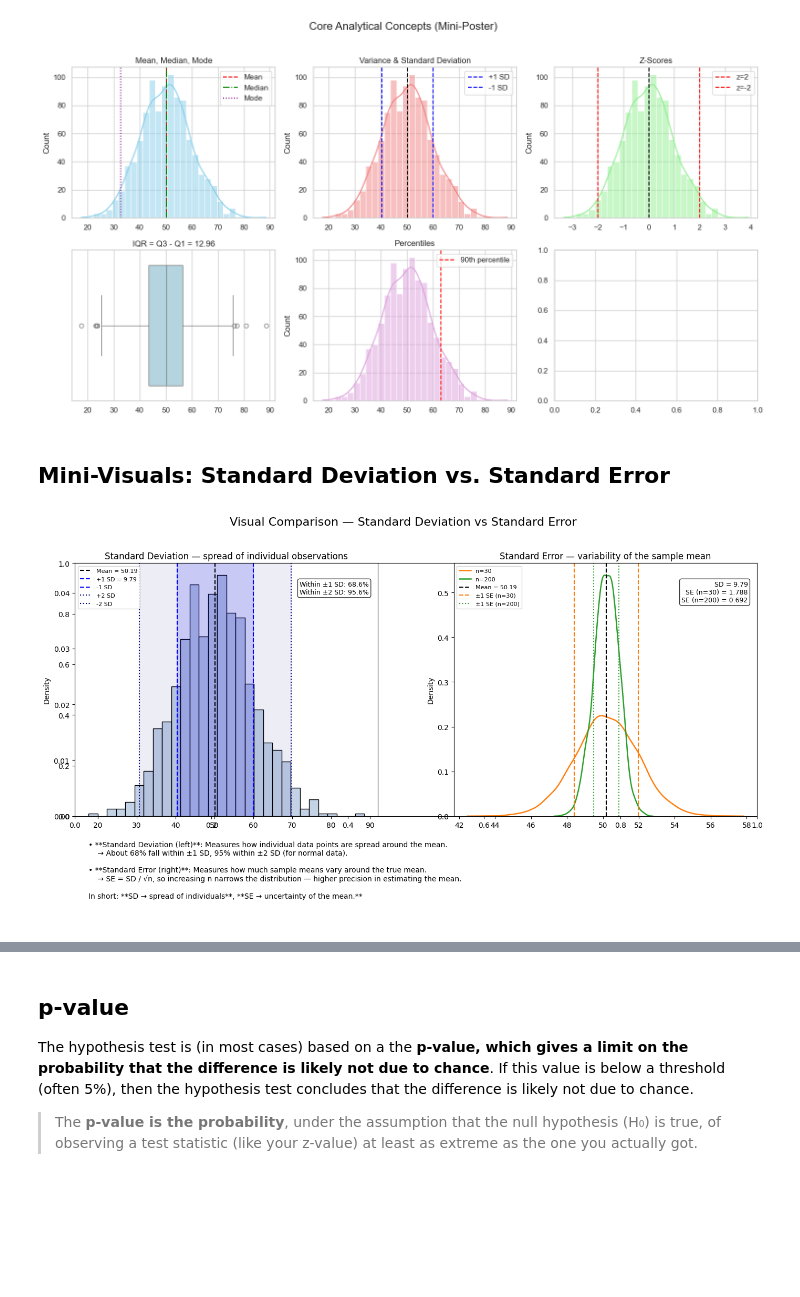
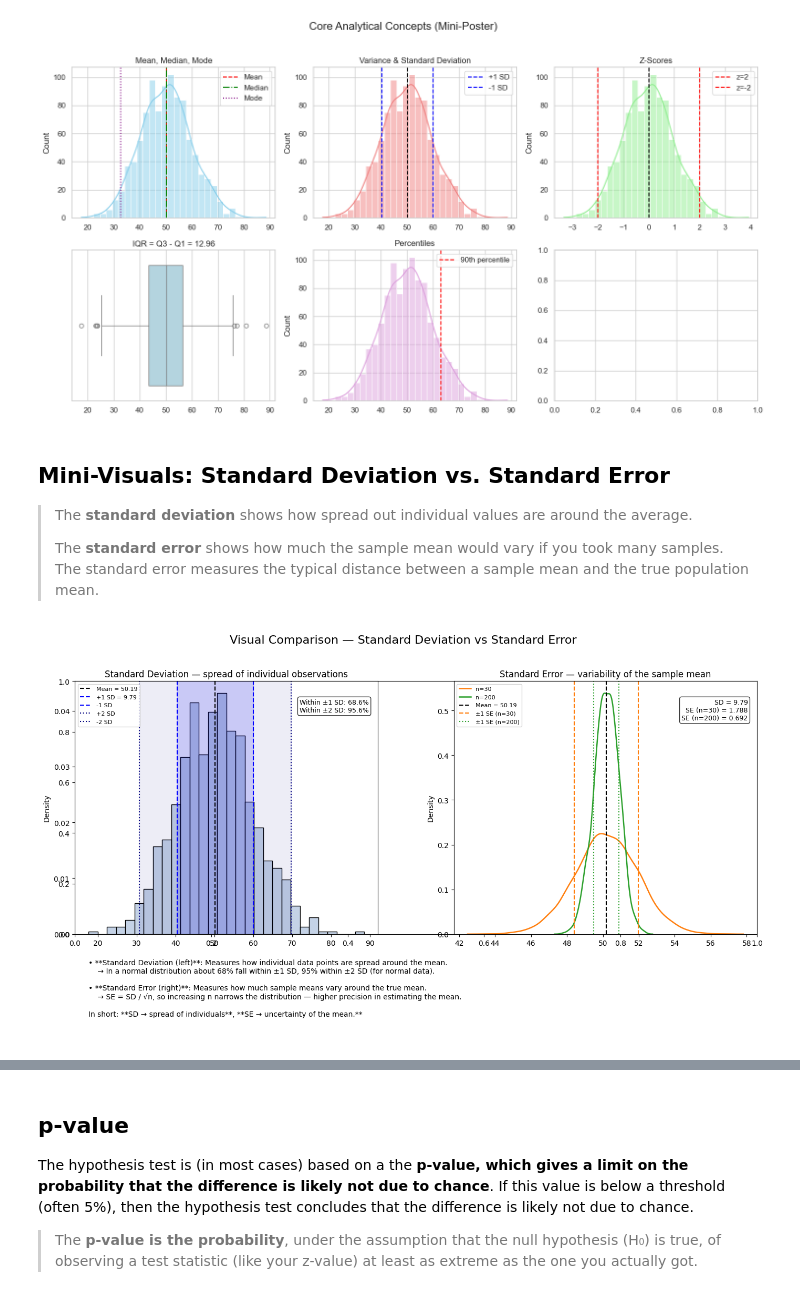
Before and after one commit to xit7/DATA-TEMPLATE, a Jupyter notebook: data_analytics_examples/005-terminology_zscore_p-value.ipynb, the cells around one changed output, grey strips where cells are left out. Drawn from its saved outputs; the diff is of its cells as text; code cells hidden in the pictures; blank space fills up the shorter version.

```diff
--- a/data_analytics_examples/005-terminology_zscore_p-value.ipynb
+++ b/data_analytics_examples/005-terminology_zscore_p-value.ipynb
@@ -115,6 +115,10 @@ plt.show()
 [figure]
 # %% [markdown]
 ## Mini-Visuals: Standard Deviation vs. Standard Error
+
+> The **standard deviation** shows how spread out individual values are around the average.
+>
+> The **standard error** shows how much the sample mean would vary if you took many samples. The standard error measures the typical distance between a sample mean and the true population mean.
 # %%
 # =====================================================
 # 2-panel figure for Standard Deviation vs Standard Error
@@ -187,32 +191,32 @@ ax_se.axvline(mean + se_small, color="tab:orange", linestyle="--", label=f"±1 S
 ax_se.axvline(mean - se_small, color="tab:orange", linestyle="--")
 ax_se.axvline(mean + se_large, color="tab:green", linestyle=":", label=f"±1 SE (n={n_large})")
 ax_se.axvline(mean - se_large, color="tab:green", linestyle=":")
 
 # Annotate numeric SE values
 ax_se.text(0.97, 0.93,
            f"SD = {s_samp:.2f}\nSE (n={n_small}) = {se_small:.3f}\nSE (n={n_large}) = {se_large:.3f}",
            transform=ax_se.transAxes, ha="right", va="top",
            bbox=dict(boxstyle="round,pad=0.3", fc="white", alpha=0.8), fontsize=9)
 
 ax_se.set_title("Standard Error — variability of the sample mean")
 ax_se.legend(loc="upper left", fontsize=8)
 
 # -----------------------------------------------------
 # Explanatory text (bottom panel)
 # -----------------------------------------------------
 axes[1].axis("off")
 note = (
     "• **Standard Deviation (left)**: Measures how individual data points are spread around the mean.\n"
-    "    → About 68% fall within ±1 SD, 95% within ±2 SD (for normal data).\n\n"
+    "    → In a normal distribution about 68% fall within ±1 SD, 95% within ±2 SD (for normal data).\n\n"
     "• **Standard Error (right)**: Measures how much sample means vary around the true mean.\n"
     "    → SE = SD / √n, so increasing n narrows the distribution — higher precision in estimating the mean.\n\n"
     "In short: **SD → spread of individuals**, **SE → uncertainty of the mean.**"
 )
 axes[1].text(0.02, 0.95, note, ha="left", va="top", fontsize=10, wrap=True)
 
 # Final layout
 fig.suptitle("Visual Comparison — Standard Deviation vs Standard Error", fontsize=16, y=0.98)
 plt.tight_layout(rect=[0, 0, 1, 0.96])
 plt.show()
 # %% [output]
-[figure, old version]
+[figure, new version]
```
Also changed, not shown: parts of 7 cells of this notebook.
